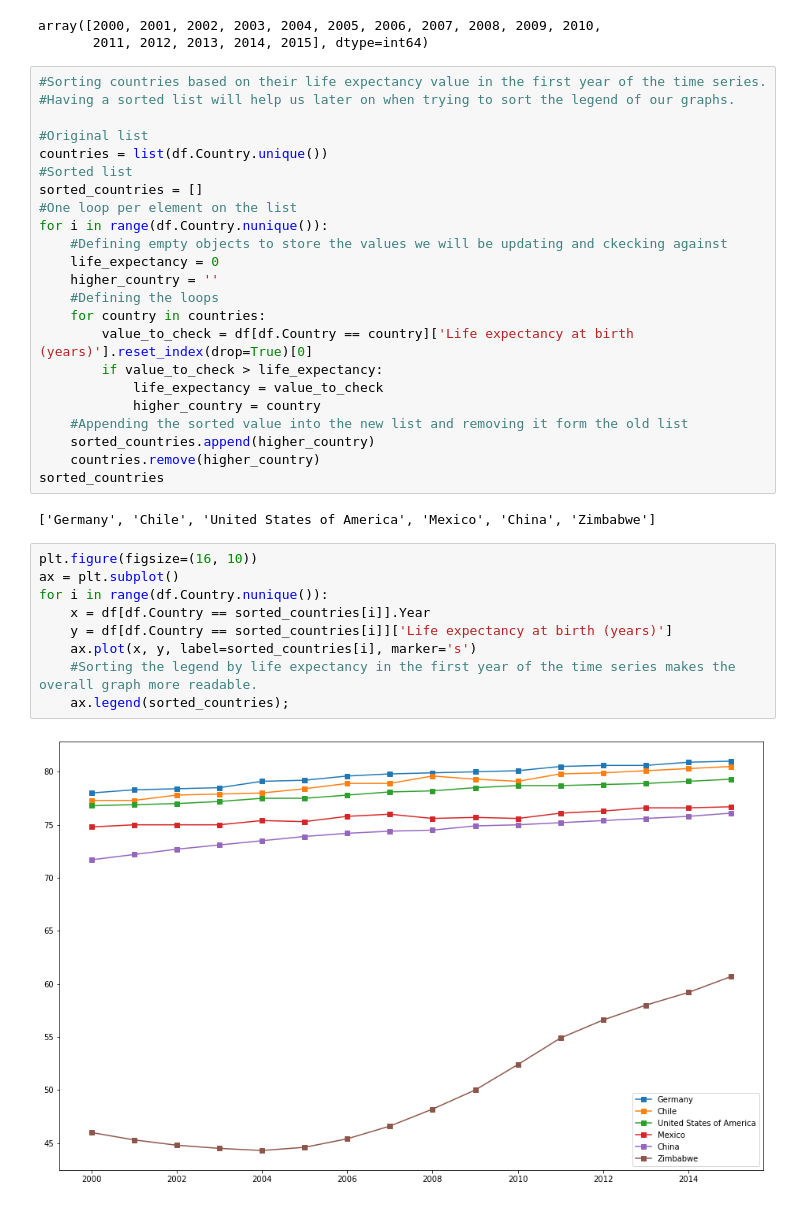
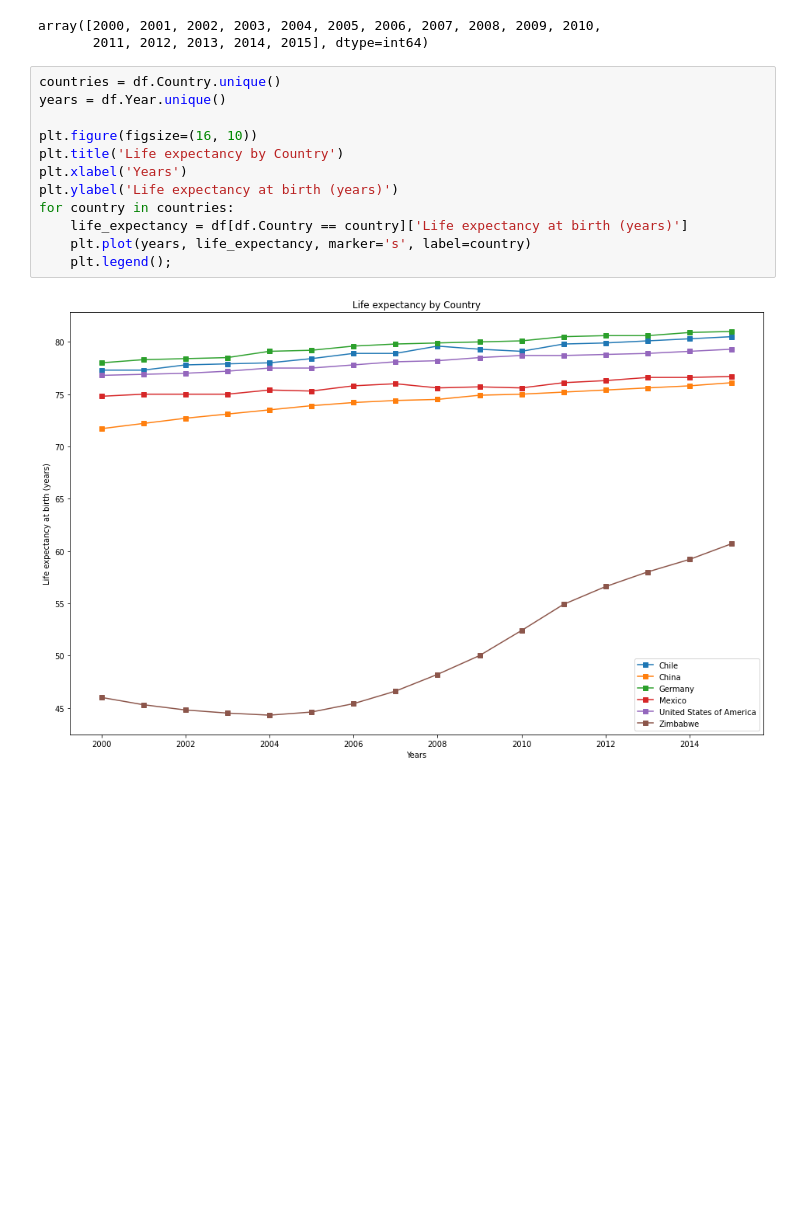
Before and after one commit to davidvalerosancho/Learning-Project-2-Life-Expectancy-and-GDP, a Jupyter notebook: life_expectancy_gdp.ipynb, the cells around one changed output. Cells and saved outputs as stored; diff of their text form; blank space fills up the shorter version.

```diff
--- a/life_expectancy_gdp.ipynb
+++ b/life_expectancy_gdp.ipynb
@@ -23,39 +23,17 @@ df.Year.unique()
 # %% [output]
 array([2000, 2001, 2002, 2003, 2004, 2005, 2006, 2007, 2008, 2009, 2010,
        2011, 2012, 2013, 2014, 2015], dtype=int64)
-# %%
-#Sorting countries based on their life expectancy value in the first year of the time series.
-#Having a sorted list will help us later on when trying to sort the legend of our graphs.
-
-#Original list
-countries = list(df.Country.unique())
-#Sorted list
-sorted_countries = []
-#One loop per element on the list
-for i in range(df.Country.nunique()):
-    #Defining empty objects to store the values we will be updating and ckecking against
-    life_expectancy = 0
-    higher_country = ''
-    #Defining the loops
-    for country in countries:
-        value_to_check = df[df.Country == country]['Life expectancy at birth (years)'].reset_index(drop=True)[0]
-        if value_to_check > life_expectancy:
-            life_expectancy = value_to_check
-            higher_country = country
-    #Appending the sorted value into the new list and removing it form the old list
-    sorted_countries.append(higher_country)
-    countries.remove(higher_country)
-sorted_countries
-# %% [output]
-['Germany', 'Chile', 'United States of America', 'Mexico', 'China', 'Zimbabwe']
-# %%
-plt.figure(figsize=(16, 10))
-ax = plt.subplot()
-for i in range(df.Country.nunique()):
-    x = df[df.Country == sorted_countries[i]].Year
-    y = df[df.Country == sorted_countries[i]]['Life expectancy at birth (years)']
-    ax.plot(x, y, label=sorted_countries[i], marker='s')
-    #Sorting the legend by life expectancy in the first year of the time series makes the overall graph more readable.
-    ax.legend(sorted_countries);
-# %% [output]
-[figure, removed]
+# %%
+countries = df.Country.unique()
+years = df.Year.unique()
+
+plt.figure(figsize=(16, 10))
+plt.title('Life expectancy by Country')
+plt.xlabel('Years')
+plt.ylabel('Life expectancy at birth (years)')
+for country in countries:
+    life_expectancy = df[df.Country == country]['Life expectancy at birth (years)']
+    plt.plot(years, life_expectancy, marker='s', label=country)
+    plt.legend();
+# %% [output]
+[figure, added]
```
Also changed, not shown: parts of 2 cells of this notebook.
